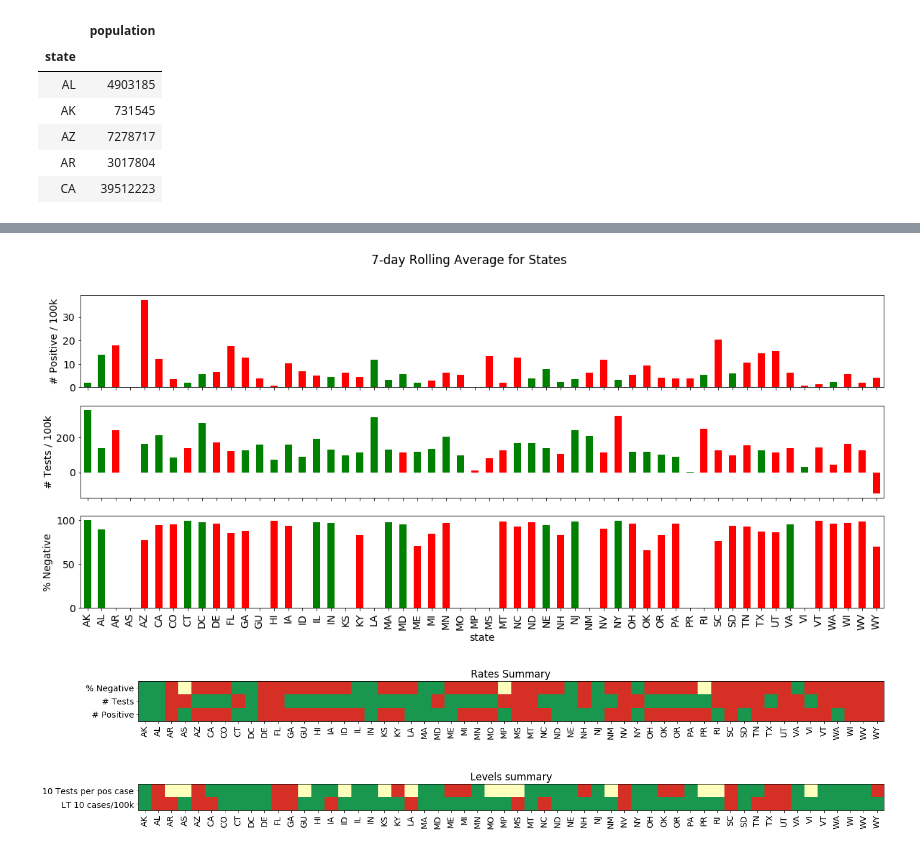
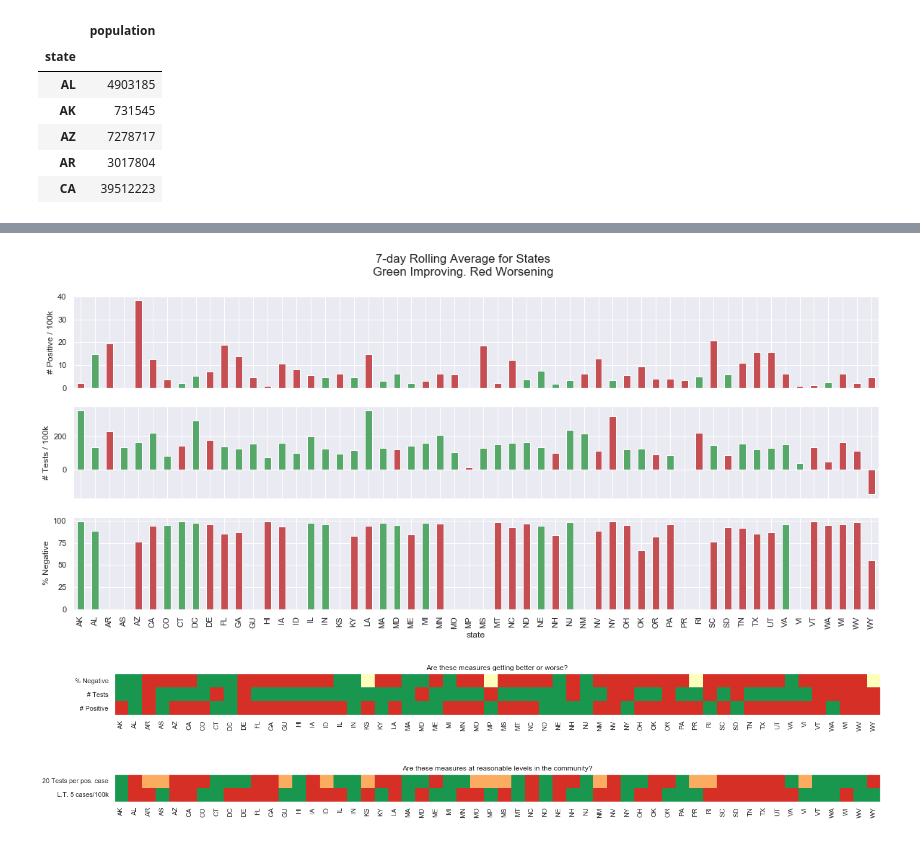
Before and after one commit to mocohen/COVID, a Jupyter notebook: Covid Metrics.ipynb, the cells around one changed output, grey strips where cells are left out. Drawn from its saved outputs; the diff is of its cells as text; code cells hidden in the pictures.

Commit message:
add graphs for all state cases

```diff
--- a/Covid Metrics.ipynb
+++ b/Covid Metrics.ipynb
@@ -2,8 +2,16 @@
 import pandas as pd
 import matplotlib.pyplot as plt
 import matplotlib.dates as mdt
+from matplotlib.dates import DateFormatter
+
 import seaborn as sns
 from datetime import datetime, timedelta
 import numpy as np
 from scipy.signal import savgol_filter
-%matplotlib inline
+
+try:
+    %matplotlib inline
+    ! curl -o states-daily.csv 'https://covidtracking.com/api/v1/states/daily.csv'
+except:
+    print('Not in python notebook, images saved to file')
+sns.set()
@@ -136,6 +141,8 @@ for col in columns_to_plot:
 
     comparison_name = col+'IsIncreasing'
     corona[comparison_name] = corona.groupby(level=0)[new_col_name].rolling(window=7).apply(isIncreasing, raw=True).values
+# %%
+corona['positiveIncreaseRollingPer100k'] = 1e5*corona['positiveIncreaseRolling']/corona['population']
 # %%
 # create plots for each metric
 def plot_bar_increasing (ts, title, isIncreasing, ax, increaseGreen=True, population=None):
@@ -168,7 +175,7 @@ corona_to_plot.fillna(0.0, axis=1, inplace=True)
 columns_to_plot = ['positiveIncrease', 'totalTestResultsIncrease', 'percentNegative']
 titles = ['# Positive', '# Tests', '% Negative']
 
-plt.suptitle('7-day Rolling Average for States')
+plt.suptitle('7-day Rolling Average for States\nGreen Improving. Red Worsening')
 
 # plot positive cases
 plot_bar_increasing(corona_to_plot['positiveIncrease'+'Rolling'],
@@ -195,9 +202,10 @@ plot_bar_increasing(corona_to_plot['percentNegative'+'Rolling'],
                     increaseGreen=True)
 
 
-plt.savefig('state_by_state.pdf')
+plt.savefig('images/state_by_state.pdf')
+plt.savefig('images/state_by_state.svg')
 # %% [output]
-[figure, old version]
+[figure, new version]
 # %%
 # is each metric improving or declining
 
@@ -220,37 +228,41 @@ rate_mappings.append(corona_to_plot.apply(lambda row: isIncreasingZeroCheck(row[
 # %%
 # are the metrics at good levels?
 level_mappings = []
-level_mappings.append((1e5*corona_to_plot['positiveIncreaseRolling']/corona_to_plot['population']).apply(lambda x: 1 if x < 10.0 else -1))
-level_mappings.append(corona_to_plot['percentNegativeRolling'].apply(lambda x: 0 if x < 1 else (1 if x > 90 else -1)))
+level_mappings.append((1e5*corona_to_plot['positiveIncreaseRolling']/corona_to_plot['population']).apply(lambda x: 1 if x < 5.0 else -1))
+level_mappings.append(corona_to_plot['percentNegativeRolling'].apply(lambda x: -0.5 if x < 1 else (1 if x > 95 else -1)))
 # %%
 fig, axs = plt.subplots(2, 1, figsize=(20,5))
 
 
 #rates summary
 im = axs[0].imshow(rate_mappings, cmap='RdYlGn', vmin=-1.25, vmax=1.25)
-axs[0].set_title('Rates Summary')
+axs[0].set_title('Are these measures getting better or worse?')
 # We want to show all ticks...
 axs[0].set_xticks(np.arange(len(corona_to_plot.index)))
 axs[0].set_yticks(np.arange(3))
 # ... and label them with the respective list entries
 axs[0].set_xticklabels(corona_to_plot.index.values)
 axs[0].set_yticklabels(titles)
 axs[0].set_ylim(-0.5,2.5)
+axs[0].grid(False)
 plt.setp(axs[0].xaxis.get_majorticklabels(), rotation=90)
 
 #level summary
 im = axs[1].imshow(level_mappings, cmap='RdYlGn', vmin=-1.25, vmax=1.25)
-axs[1].set_title('Levels summary')
+axs[1].set_title('Are these measures at reasonable levels in the community?')
 # We want to show all ticks...
 axs[1].set_xticks(np.arange(len(corona_to_plot.index)))
 axs[1].set_yticks(np.arange(2))
 # ... and label them with the respective list entries
 axs[1].set_xticklabels(corona_to_plot.index.values)
-axs[1].set_yticklabels(['LT 10 cases/100k', '10 Tests per pos case'])
+axs[1].set_yticklabels(['L.T. 5 cases/100k', '20 Tests per pos. case'])
 axs[1].set_ylim(-0.5,1.5)
+axs[1].grid(False)
+
 plt.setp(axs[1].xaxis.get_majorticklabels(), rotation=90)
 
 plt.tight_layout()
-plt.savefig('state_by_state_summary.pdf')
+plt.savefig('images/state_by_state_summary.pdf')
+plt.savefig('images/state_by_state_summary.svg')
 # %% [output]
-[figure, old version]
+[figure, new version]
```
Also changed, not shown: parts of 6 cells of this notebook, 4 other files.
